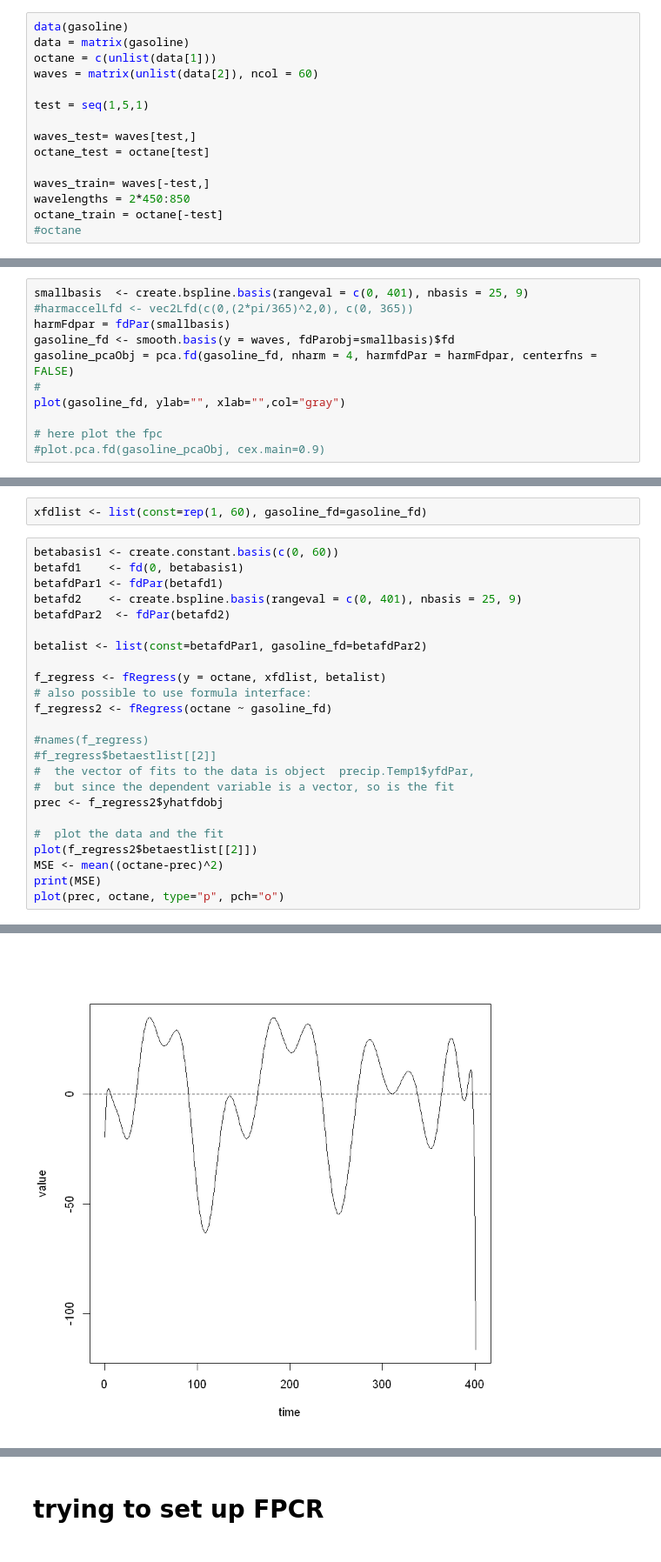
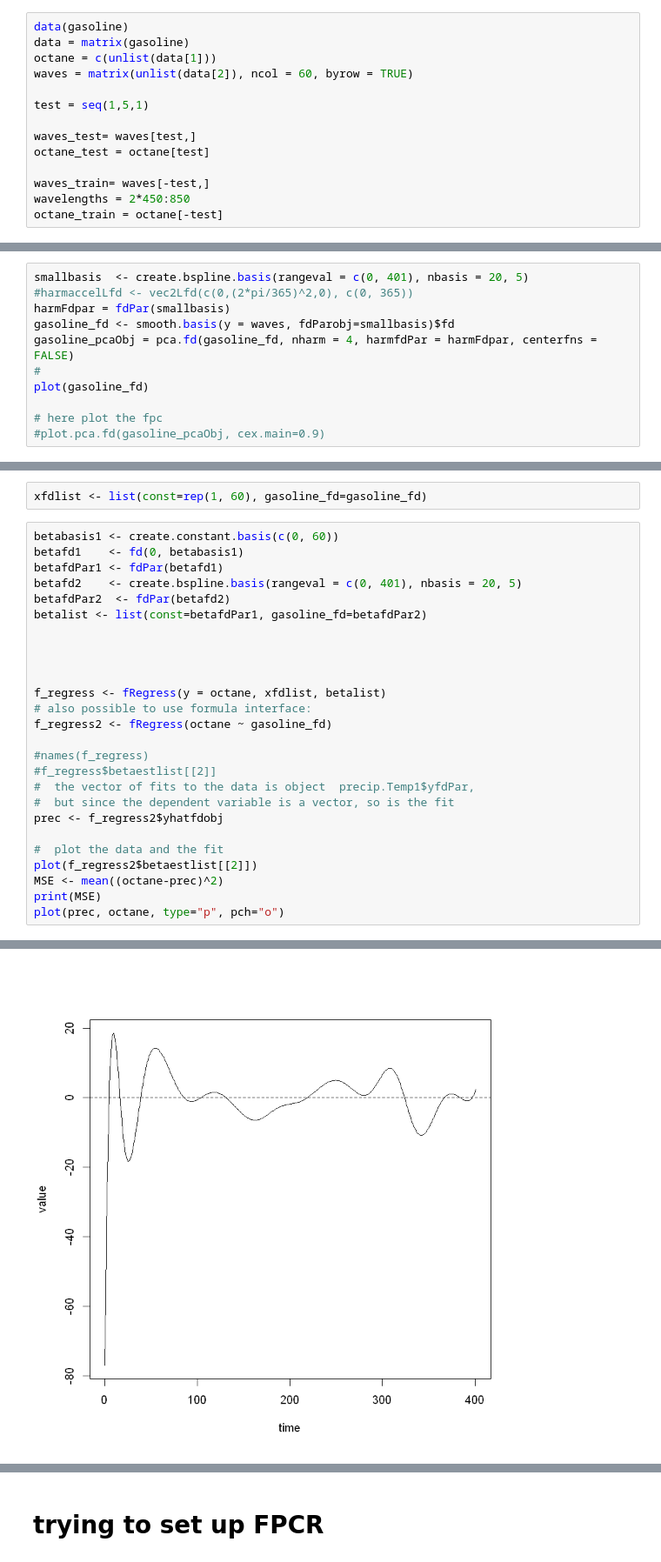
Before and after one commit to JakobJuergens/Basis_Choice_FLR, a Jupyter notebook: Code/application_fdapackage_gasoline.ipynb, the cells around one changed output, grey strips where cells are left out. Shown at 87% size. Drawn from its saved outputs; the diff is of its cells as text.

```diff
--- a/Code/application_fdapackage_gasoline.ipynb
+++ b/Code/application_fdapackage_gasoline.ipynb
@@ -10,7 +28,7 @@ set.seed(100)
 data(gasoline)
 data = matrix(gasoline)
 octane = c(unlist(data[1]))
-waves = matrix(unlist(data[2]), ncol = 60)
+waves = matrix(unlist(data[2]), ncol = 60, byrow = TRUE)
 
 test = seq(1,5,1)
 
@@ -20,4 +38,3 @@ octane_test = octane[test]
 waves_train= waves[-test,]
 wavelengths = 2*450:850
 octane_train = octane[-test]
-#octane
@@ -24,13 +45,13 @@ octane_train = octane[-test]
 # %% [markdown]
 # create functional Object and do FPCA
 # %%
-smallbasis  <- create.bspline.basis(rangeval = c(0, 401), nbasis = 25, 9)
+smallbasis  <- create.bspline.basis(rangeval = c(0, 401), nbasis = 20, 5)
 #harmaccelLfd <- vec2Lfd(c(0,(2*pi/365)^2,0), c(0, 365))
 harmFdpar = fdPar(smallbasis)
 gasoline_fd <- smooth.basis(y = waves, fdParobj=smallbasis)$fd
 gasoline_pcaObj = pca.fd(gasoline_fd, nharm = 4, harmfdPar = harmFdpar, centerfns = FALSE)
 #
-plot(gasoline_fd, ylab="", xlab="",col="gray")
+plot(gasoline_fd)
 
 # here plot the fpc
 #plot.pca.fd(gasoline_pcaObj, cex.main=0.9)
@@ -45,10 +66,12 @@ xfdlist <- list(const=rep(1, 60), gasoline_fd=gasoline_fd)
 betabasis1 <- create.constant.basis(c(0, 60))
 betafd1    <- fd(0, betabasis1)
 betafdPar1 <- fdPar(betafd1)
-betafd2    <- create.bspline.basis(rangeval = c(0, 401), nbasis = 25, 9)
+betafd2    <- create.bspline.basis(rangeval = c(0, 401), nbasis = 20, 5)
 betafdPar2  <- fdPar(betafd2)
+betalist <- list(const=betafdPar1, gasoline_fd=betafdPar2)
 
-betalist <- list(const=betafdPar1, gasoline_fd=betafdPar2)
+
+
 
 f_regress <- fRegress(y = octane, xfdlist, betalist)
 # also possible to use formula interface:
@@ -71 +94 @@ plot(prec, octane, type="p", pch="o")
-[figure, old version]
+[figure, new version]
```
Also changed, not shown: parts of 4 cells of this notebook, 1 other file.
